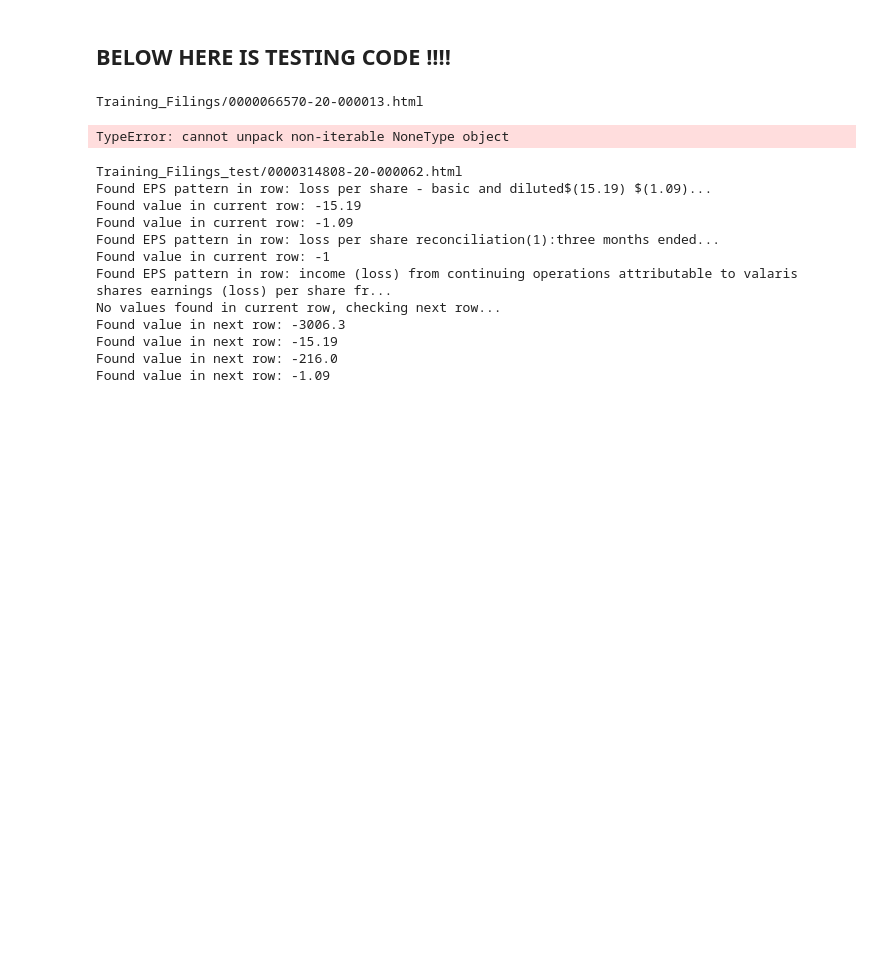
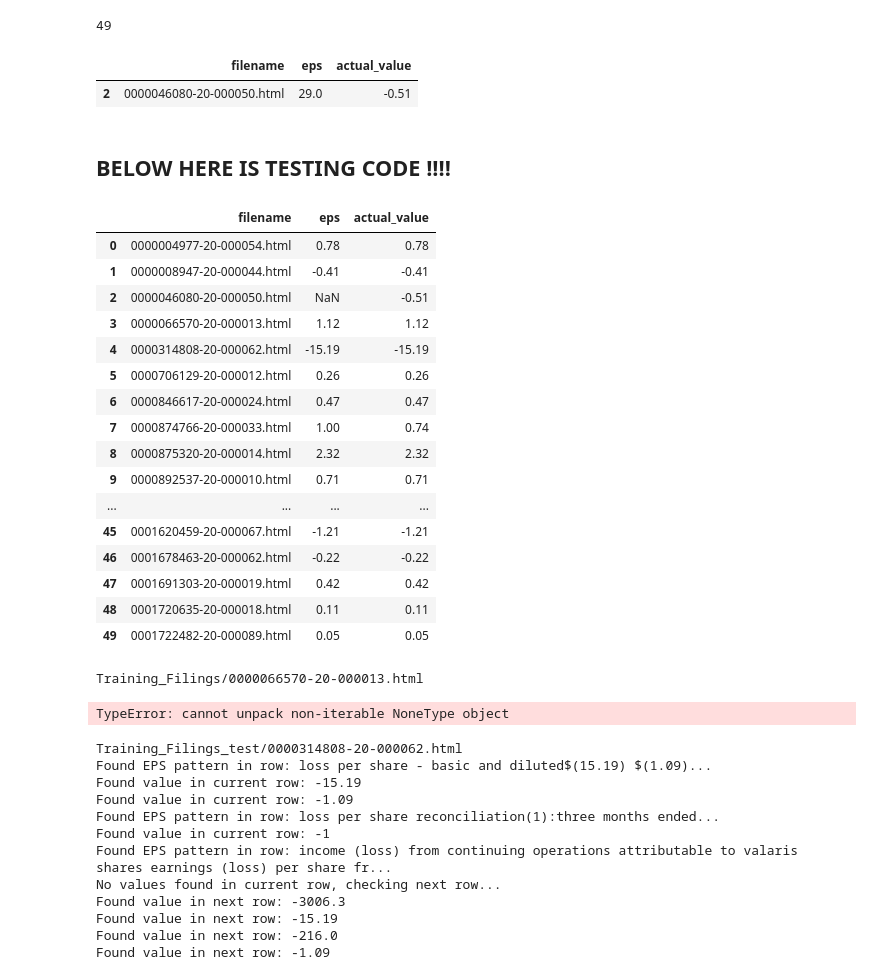
Before and after one commit to bowser575/Trexquant, a Jupyter notebook: initial_test.ipynb, the cells around one changed output. Saved outputs shown, nothing was run; the diff lists cells and outputs as text; code cells hidden in the pictures; blank space fills up the shorter version.

Commit message:
adding code to test logic

```diff
--- a/initial_test.ipynb
+++ b/initial_test.ipynb
@@ -512,0 +573,4 @@ Candidate 2: Score 420, Value: 39817
+# %%
+df =process_directory('Training_Filings_test', verbose=False)
+
+df
@@ -513,5 +612,41 @@ Candidate 2: Score 420, Value: 39817
+# %%
+actual_df= pd.read_csv('actual_values.csv')
+actual_df = actual_df[['filename', 'actual_value']]
+merged_df = pd.merge(df, actual_df, on='filename', how='inner')
+merged_df['eps'] = merged_df['eps'].astype(float)
+merged_df['actual_value'] = merged_df['actual_value'].astype(float)
+exact_matches = (merged_df['eps'] == merged_df['actual_value']).sum()
+exact_matches
+# %% [output]
+49
+# %%
+mismatches = merged_df[merged_df['eps'] != merged_df['actual_value']]
+mismatches
+# %% [output]
+|  | filename | eps | actual_value |
+| 2 | 0000046080-20-000050.html | 29.0 | -0.51 |
 # %% [markdown]
 ## BELOW HERE IS TESTING CODE !!!!
+# %%
+merged_df
+# %% [output]
+|  | filename | eps | actual_value |
+| 0 | 0000004977-20-000054.html | 0.78 | 0.78 |
+| 1 | 0000008947-20-000044.html | -0.41 | -0.41 |
+| 2 | 0000046080-20-000050.html | NaN | -0.51 |
+| 3 | 0000066570-20-000013.html | 1.12 | 1.12 |
+| 4 | 0000314808-20-000062.html | -15.19 | -15.19 |
+| 5 | 0000706129-20-000012.html | 0.26 | 0.26 |
+| 6 | 0000846617-20-000024.html | 0.47 | 0.47 |
+| 7 | 0000874766-20-000033.html | 1.00 | 0.74 |
+| 8 | 0000875320-20-000014.html | 2.32 | 2.32 |
+| 9 | 0000892537-20-000010.html | 0.71 | 0.71 |
+| ... | ... | ... | ... |
+| 45 | 0001620459-20-000067.html | -1.21 | -1.21 |
+| 46 | 0001678463-20-000062.html | -0.22 | -0.22 |
+| 47 | 0001691303-20-000019.html | 0.42 | 0.42 |
+| 48 | 0001720635-20-000018.html | 0.11 | 0.11 |
+| 49 | 0001722482-20-000089.html | 0.05 | 0.05 |
 # %%
 import pandas as pd
 from bs4 import BeautifulSoup
```
Also changed, not shown: parts of 4 cells of this notebook, 2 other files.
